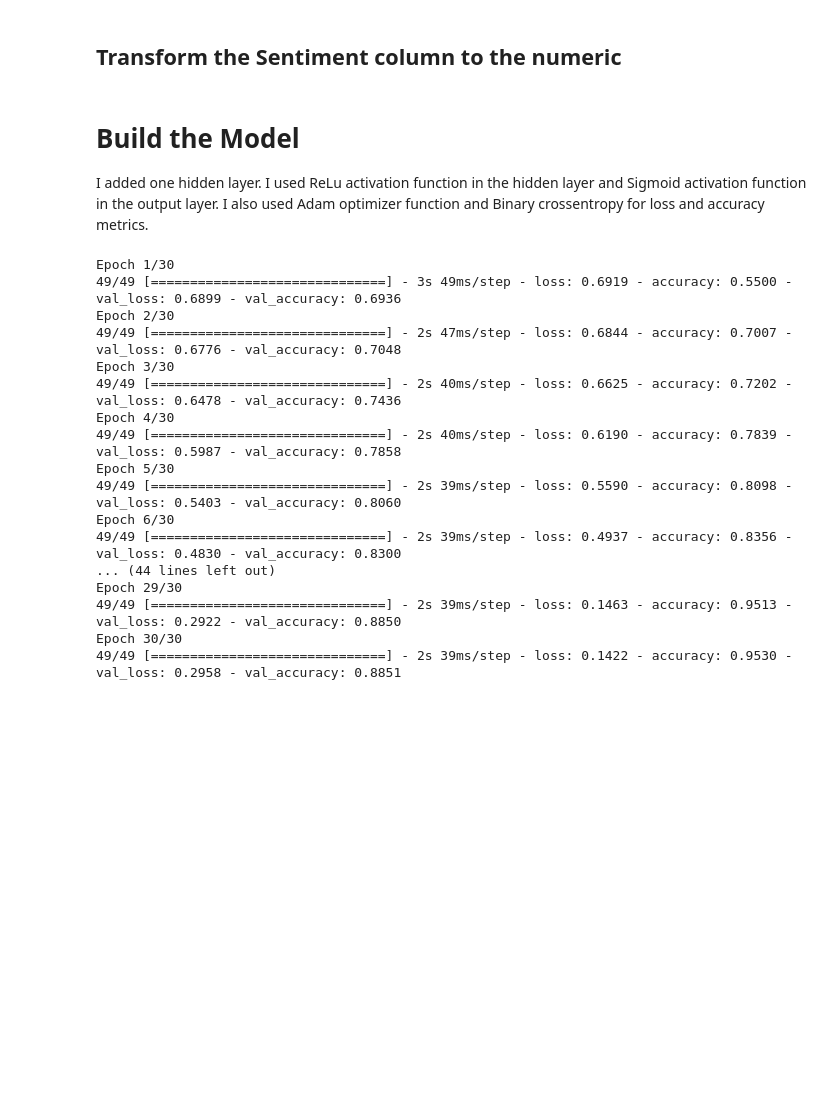
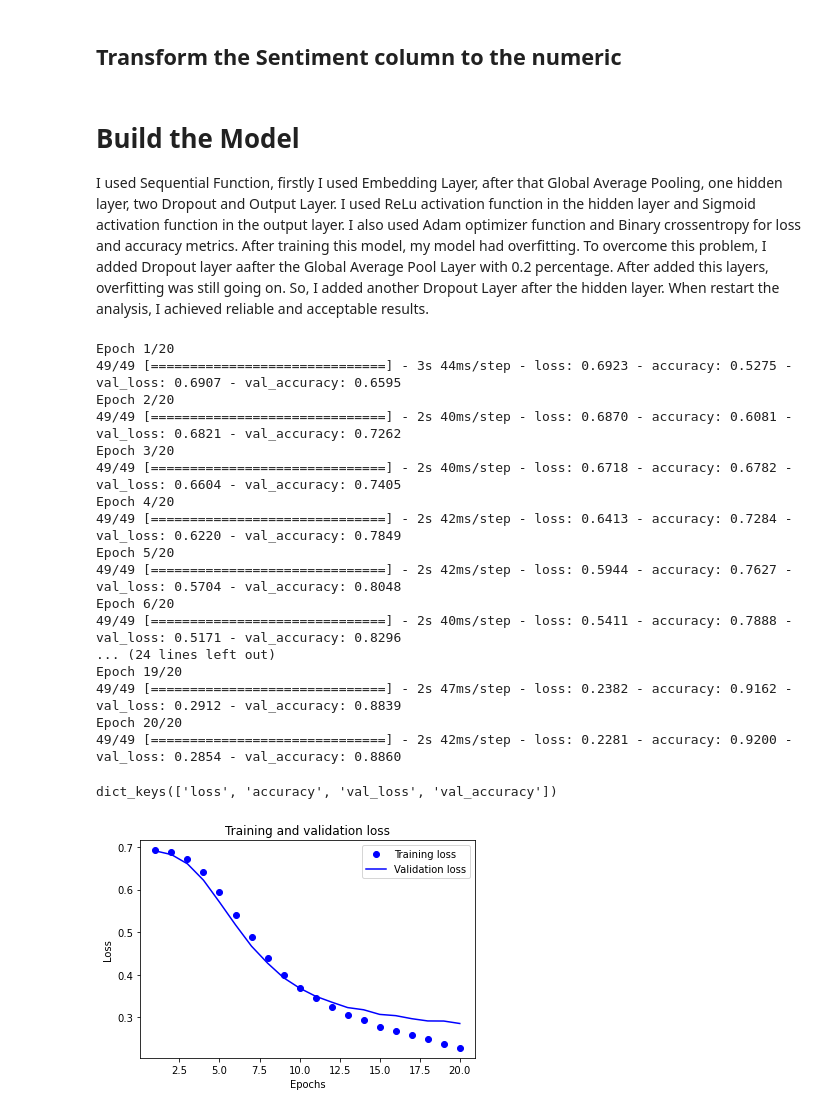
Before and after one commit to AhmetDikbayir/IMDB-Sentiment-Analysis-with-Tensorflow-Keras-Neural-Network, a Jupyter notebook: IMDB_Sentiment_Analysis_with_Tensorflow_Keras.ipynb, the cells around one changed output. Cells and saved outputs as stored; diff of their text form; code cells hidden in the pictures; blank space fills up the shorter version.

```diff
--- a/IMDB_Sentiment_Analysis_with_Tensorflow_Keras.ipynb
+++ b/IMDB_Sentiment_Analysis_with_Tensorflow_Keras.ipynb
@@ -110,31 +168,58 @@ test_data = keras.preprocessing.sequence.pad_sequences(test_data, value=word_ind
 # %% [markdown]
 # Build the Model
 
-I added one hidden layer. I used ReLu activation function in the hidden layer and Sigmoid activation function in the output layer. I also used Adam optimizer function and Binary crossentropy for loss and accuracy metrics.
+I used Sequential Function, firstly I used Embedding Layer, after that Global Average Pooling, one hidden layer, two Dropout and Output Layer. I used ReLu activation function in the hidden layer and Sigmoid activation function in the output layer. I also used Adam optimizer function and Binary crossentropy for loss and accuracy metrics. After training this model, my model had overfitting. To overcome this problem, I added Dropout layer aafter the Global Average Pool Layer with 0.2 percentage. After added this layers, overfitting was still going on. So, I added another Dropout Layer after the hidden layer. When restart the analysis, I achieved reliable and acceptable results.
 # %%
 model = keras.Sequential([keras.layers.Embedding(10000,16, input_length=500),
                         keras.layers.GlobalAveragePooling1D(),
+                        keras.layers.Dropout(0.2),
                         keras.layers.Dense(16, activation='relu'),
+                        keras.layers.Dropout(0.4),
                         keras.layers.Dense(1,activation='sigmoid')])
 # %%
 model.compile(optimizer='adam', loss= 'binary_crossentropy', metrics= ['accuracy'])
 # %%
-history_model = model.fit(train_data,train_labels,epochs = 30, batch_size=512, validation_data= [test_data,test_labels] )
+history_model = model.fit(train_data,train_labels,epochs = 20, batch_size=512, validation_data= [test_data,test_labels] )
 # %% [output]
-Epoch 1/30
-49/49 [==============================] - 3s 49ms/step - loss: 0.6919 - accuracy: 0.5500 - val_loss: 0.6899 - val_accuracy: 0.6936
-Epoch 2/30
-49/49 [==============================] - 2s 47ms/step - loss: 0.6844 - accuracy: 0.7007 - val_loss: 0.6776 - val_accuracy: 0.7048
-Epoch 3/30
-49/49 [==============================] - 2s 40ms/step - loss: 0.6625 - accuracy: 0.7202 - val_loss: 0.6478 - val_accuracy: 0.7436
-Epoch 4/30
-49/49 [==============================] - 2s 40ms/step - loss: 0.6190 - accuracy: 0.7839 - val_loss: 0.5987 - val_accuracy: 0.7858
-Epoch 5/30
-49/49 [==============================] - 2s 39ms/step - loss: 0.5590 - accuracy: 0.8098 - val_loss: 0.5403 - val_accuracy: 0.8060
-Epoch 6/30
-49/49 [==============================] - 2s 39ms/step - loss: 0.4937 - accuracy: 0.8356 - val_loss: 0.4830 - val_accuracy: 0.8300
-... (44 lines left out)
-Epoch 29/30
-49/49 [==============================] - 2s 39ms/step - loss: 0.1463 - accuracy: 0.9513 - val_loss: 0.2922 - val_accuracy: 0.8850
-Epoch 30/30
-49/49 [==============================] - 2s 39ms/step - loss: 0.1422 - accuracy: 0.9530 - val_loss: 0.2958 - val_accuracy: 0.8851
+Epoch 1/20
+49/49 [==============================] - 3s 44ms/step - loss: 0.6923 - accuracy: 0.5275 - val_loss: 0.6907 - val_accuracy: 0.6595
+Epoch 2/20
+49/49 [==============================] - 2s 40ms/step - loss: 0.6870 - accuracy: 0.6081 - val_loss: 0.6821 - val_accuracy: 0.7262
+Epoch 3/20
+49/49 [==============================] - 2s 40ms/step - loss: 0.6718 - accuracy: 0.6782 - val_loss: 0.6604 - val_accuracy: 0.7405
+Epoch 4/20
+49/49 [==============================] - 2s 42ms/step - loss: 0.6413 - accuracy: 0.7284 - val_loss: 0.6220 - val_accuracy: 0.7849
+Epoch 5/20
+49/49 [==============================] - 2s 42ms/step - loss: 0.5944 - accuracy: 0.7627 - val_loss: 0.5704 - val_accuracy: 0.8048
+Epoch 6/20
+49/49 [==============================] - 2s 40ms/step - loss: 0.5411 - accuracy: 0.7888 - val_loss: 0.5171 - val_accuracy: 0.8296
+... (24 lines left out)
+Epoch 19/20
+49/49 [==============================] - 2s 47ms/step - loss: 0.2382 - accuracy: 0.9162 - val_loss: 0.2912 - val_accuracy: 0.8839
+Epoch 20/20
+49/49 [==============================] - 2s 42ms/step - loss: 0.2281 - accuracy: 0.9200 - val_loss: 0.2854 - val_accuracy: 0.8860
+# %%
+history_dict = history_model.history
+history_dict.keys()
+# %% [output]
+dict_keys(['loss', 'accuracy', 'val_loss', 'val_accuracy'])
+# %%
+acc = history_dict['accuracy']
+val_acc = history_dict['val_accuracy']
+loss = history_dict['loss']
+val_loss = history_dict['val_loss']
+
+epochs = range(1, len(acc) + 1)
+
+# "bo" is for "blue dot"
+plt.plot(epochs, loss, 'bo', label='Training loss')
+# b is for "solid blue line"
+plt.plot(epochs, val_loss, 'b', label='Validation loss')
+plt.title('Training and validation loss')
+plt.xlabel('Epochs')
+plt.ylabel('Loss')
+plt.legend()
+
+plt.show()
+# %% [output]
+[figure, added]
```
Also changed, not shown: parts of 16 cells of this notebook.
